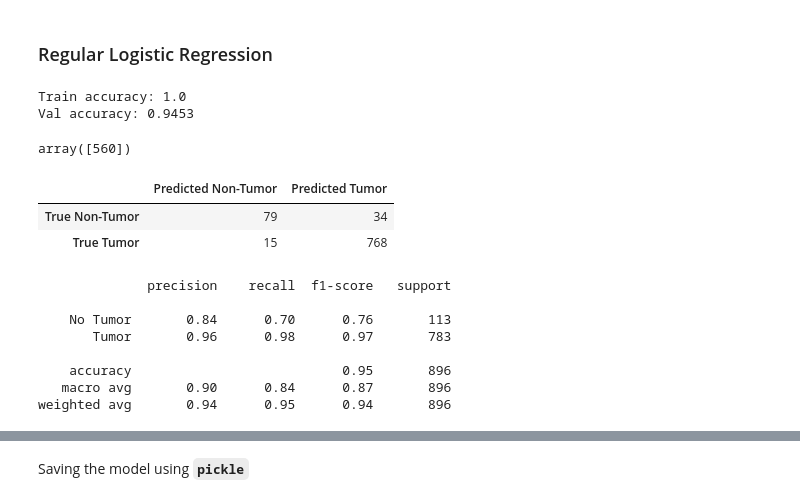
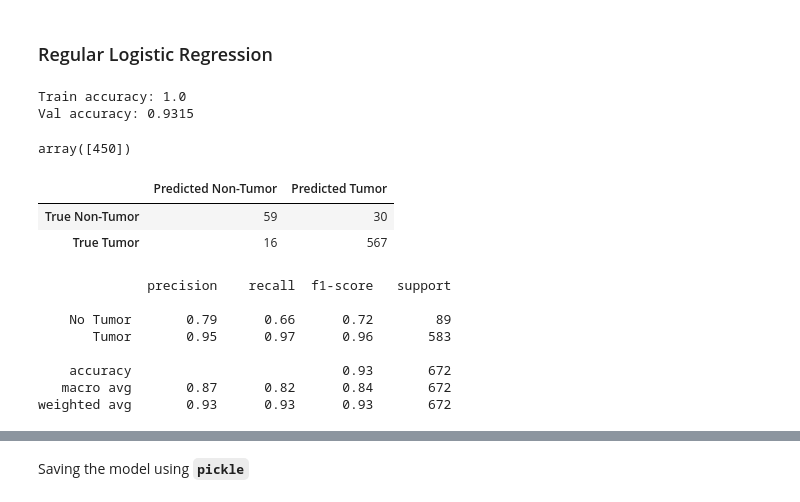
Before and after one commit to BilalMunir23/Tumor_Classifier, a Jupyter notebook: Capstone Data Exploration (224x224).ipynb, the cells around one changed output, grey strips where cells are left out. Cells and saved outputs as stored; diff of their text form; code cells hidden in the pictures.

```diff
--- a/Capstone Data Exploration (224x224).ipynb
+++ b/Capstone Data Exploration (224x224).ipynb
@@ -482,6 +461,6 @@ It is important to note that this initial model Ran out of iterations so we can'
 # %%
 X_rem, X_test, y_rem, y_test = train_test_split(X, y, test_size=0.25, random_state=24)
-X_train, X_val, y_train, y_val = train_test_split(X, y, test_size=0.20, random_state=24)
+X_train, X_val, y_train, y_val = train_test_split(X_rem, y_rem, test_size=0.20, random_state=24)
 # %%
 from sklearn.pipeline import Pipeline
 
@@ -531,31 +505,31 @@ print(f"Train accuracy: {round(logreg_train_acc, 4)}")
 print(f"Val accuracy: {round(logreg_val_acc, 4)}")
 # %% [output]
 Train accuracy: 1.0
-Val accuracy: 0.9453
+Val accuracy: 0.9315
 # %%
 logreg.n_iter_
 # %% [output]
-array([560])
+array([450])
 # %%
 y_preds = results.predict(X_val)
 # %%
 from sklearn.metrics import confusion_matrix, ConfusionMatrixDisplay
 
 # Generate confusion matrix
-cf_matrix = confusion_matrix(y_val, y_pred)
+cf_matrix = confusion_matrix(y_val, y_preds)
 
 # label rows and columns
 cf_df = pd.DataFrame(
     cf_matrix,
     columns=["Predicted Non-Tumor", "Predicted Tumor"],
     index=["True Non-Tumor", "True Tumor"]
 )
 
 display(cf_df)
 # %% [output]
 |  | Predicted Non-Tumor | Predicted Tumor |
-| True Non-Tumor | 79 | 34 |
-| True Tumor | 15 | 768 |
+| True Non-Tumor | 59 | 30 |
+| True Tumor | 16 | 567 |
 # %%
 from sklearn.metrics import classification_report
 
@@ -564,12 +538,12 @@ print(classification_report(y_val, y_preds, target_names=target_names))
 # %% [output]
               precision    recall  f1-score   support
 
-    No Tumor       0.84      0.70      0.76       113
-       Tumor       0.96      0.98      0.97       783
+    No Tumor       0.79      0.66      0.72        89
+       Tumor       0.95      0.97      0.96       583
 
-    accuracy                           0.95       896
-   macro avg       0.90      0.84      0.87       896
-weighted avg       0.94      0.95      0.94       896
+    accuracy                           0.93       672
+   macro avg       0.87      0.82      0.84       672
+weighted avg       0.93      0.93      0.93       672
 # %%
 logreg.coef_
 # %% [output]
```
Also changed, not shown: parts of 19 cells of this notebook, 7 other files.
